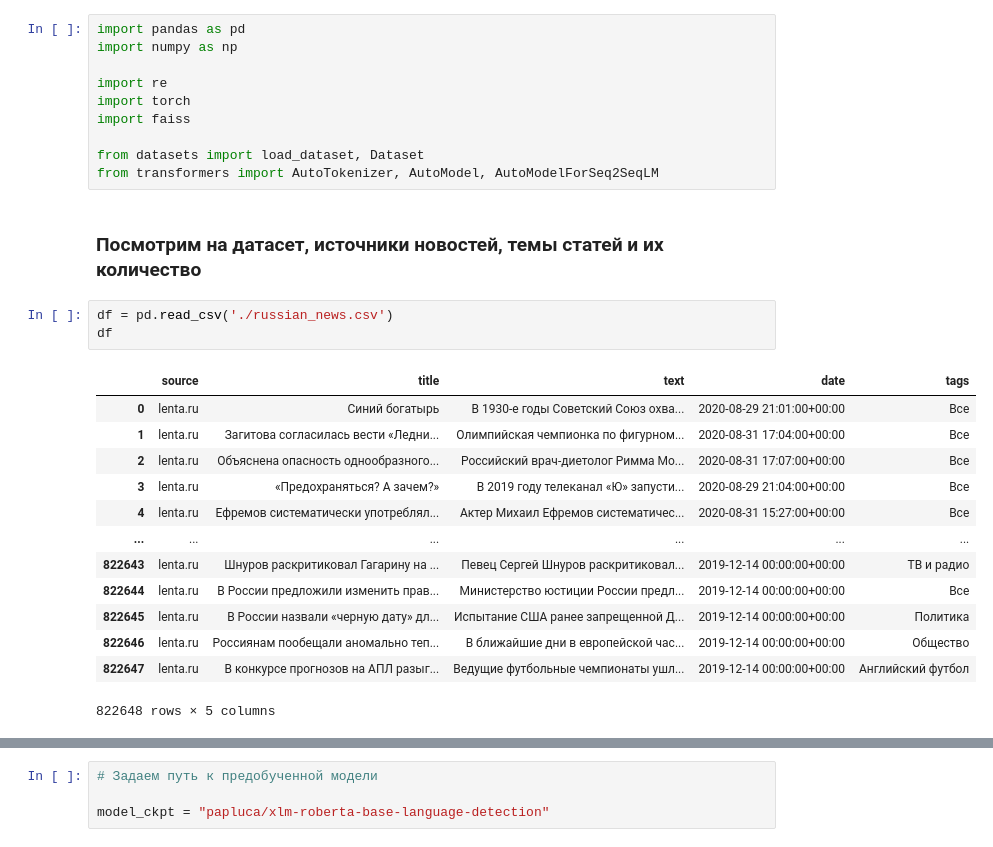
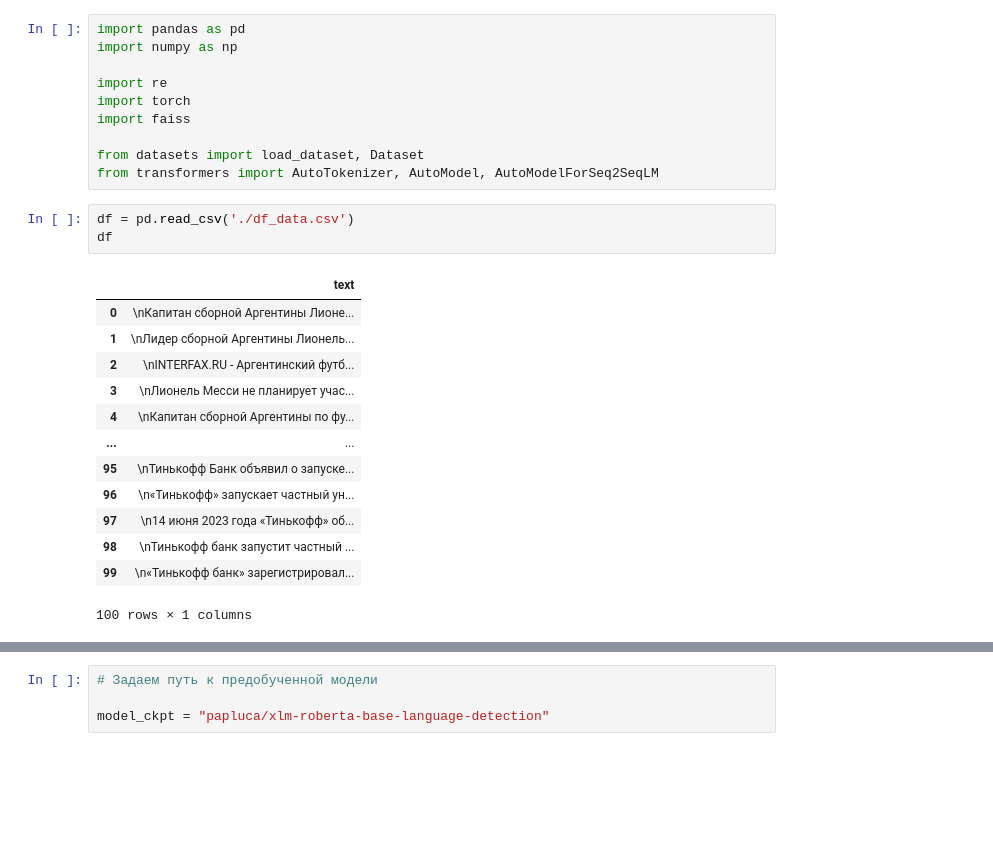
Before and after one commit to Daryadare/NLP-Text-Generation, a Jupyter notebook: NLP-proj.ipynb, the cells around one changed output, grey strips where cells are left out. Saved outputs shown, nothing was run; the diff lists cells and outputs as text; blank space fills up the shorter version.

```diff
--- a/NLP-proj.ipynb
+++ b/NLP-proj.ipynb
@@ -100,22 +8,20 @@ import faiss
 
 from datasets import load_dataset, Dataset
 from transformers import AutoTokenizer, AutoModel, AutoModelForSeq2SeqLM
-# %% [markdown]
-### Посмотрим на датасет, источники новостей, темы статей и их количество
 # %%
-df = pd.read_csv('./russian_news.csv')
+df = pd.read_csv('./df_data.csv')
 df
 # %% [output]
-|  | source | title | text | date | tags |
-| 0 | lenta.ru | Синий богатырь | В 1930-е годы Советский Союз охва... | 2020-08-29 21:01:00+00:00 | Все |
-| 1 | lenta.ru | Загитова согласилась вести «Ледни... | Олимпийская чемпионка по фигурном... | 2020-08-31 17:04:00+00:00 | Все |
-| 2 | lenta.ru | Объяснена опасность однообразного... | Российский врач-диетолог Римма Мо... | 2020-08-31 17:07:00+00:00 | Все |
-| 3 | lenta.ru | «Предохраняться? А зачем?» | В 2019 году телеканал «Ю» запусти... | 2020-08-29 21:04:00+00:00 | Все |
-| 4 | lenta.ru | Ефремов систематически употреблял... | Актер Михаил Ефремов систематичес... | 2020-08-31 15:27:00+00:00 | Все |
-| ... | ... | ... | ... | ... | ... |
-| 822643 | lenta.ru | Шнуров раскритиковал Гагарину на ... | Певец Сергей Шнуров раскритиковал... | 2019-12-14 00:00:00+00:00 | ТВ и радио |
-| 822644 | lenta.ru | В России предложили изменить прав... | Министерство юстиции России предл... | 2019-12-14 00:00:00+00:00 | Все |
-| 822645 | lenta.ru | В России назвали «черную дату» дл... | Испытание США ранее запрещенной Д... | 2019-12-14 00:00:00+00:00 | Политика |
-| 822646 | lenta.ru | Россиянам пообещали аномально теп... | В ближайшие дни в европейской час... | 2019-12-14 00:00:00+00:00 | Общество |
-| 822647 | lenta.ru | В конкурсе прогнозов на АПЛ разыг... | Ведущие футбольные чемпионаты ушл... | 2019-12-14 00:00:00+00:00 | Английский футбол |
+|  | text |
+| 0 | \nКапитан сборной Аргентины Лионе... |
+| 1 | \nЛидер сборной Аргентины Лионель... |
+| 2 | \nINTERFAX.RU - Аргентинский футб... |
+| 3 | \nЛионель Месси не планирует учас... |
+| 4 | \nКапитан сборной Аргентины по фу... |
+| ... | ... |
+| 95 | \nТинькофф Банк объявил о запуске... |
+| 96 | \n«Тинькофф» запускает частный ун... |
+| 97 | \n14 июня 2023 года «Тинькофф» об... |
+| 98 | \nТинькофф банк запустит частный ... |
+| 99 | \n«Тинькофф банк» зарегистрировал... |
-822648 rows × 5 columns
+100 rows × 1 columns
```
Also changed, not shown: parts of 46 cells of this notebook.
